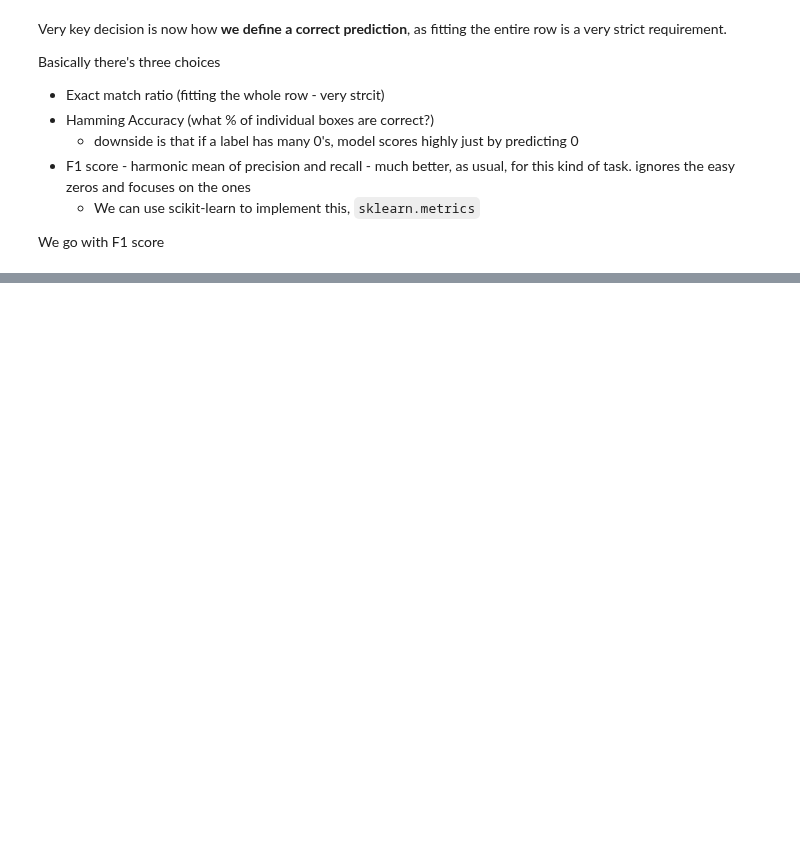
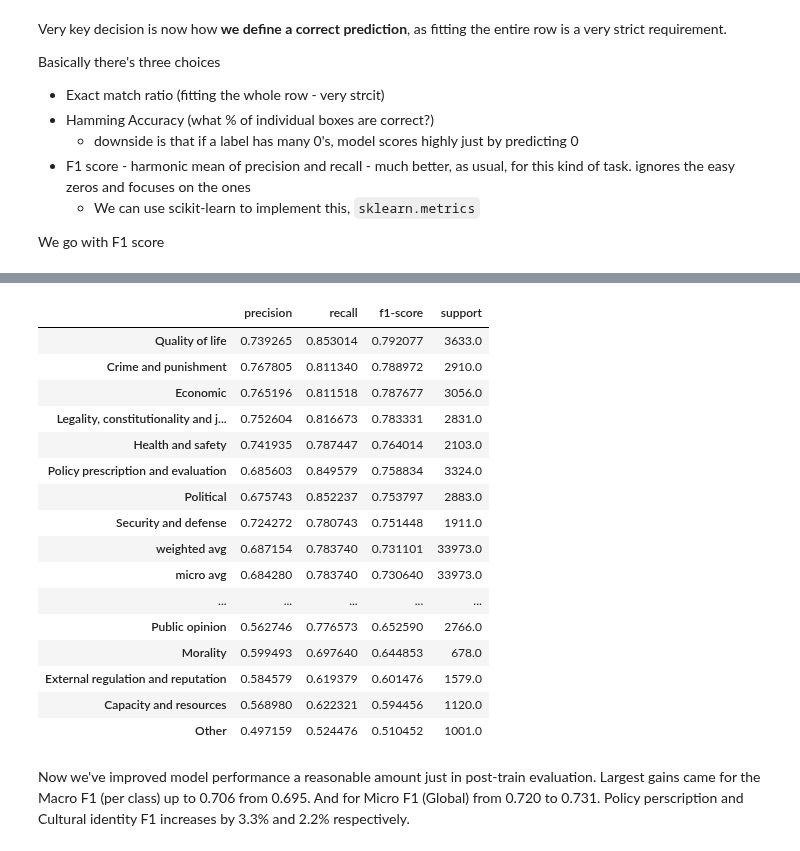
Before and after one commit to Ry-Rousseau/frame-delta, a Jupyter notebook: notebooks/framing_classifier.ipynb, the cells around one changed output, grey strips where cells are left out. Saved outputs shown, nothing was run; the diff lists cells and outputs as text; code cells hidden in the pictures; blank space fills up the shorter version.

```diff
--- a/notebooks/framing_classifier.ipynb
+++ b/notebooks/framing_classifier.ipynb
@@ -720,0 +885,27 @@ Epoch 2 | val_loss=0.4376 | F1 (Micro)=0.6646 | F1 (Macro)=0.6146 | Exact Match=
+# %%
+# These seem reasonable, and are worth a shot in implementing, huge variance between classes
+
+# Apply these optimized thresholds to the TEST set
+print("\nApplying optimal thresholds to Test Set...")
+test_probs = []
+test_labels = []
+
+with torch.no_grad():
+    for batch in test_loader:
+        batch = {k: v.to('cuda') for k, v in batch.items() if k in ['input_ids', 'attention_mask', 'labels']}
+        outputs = model(**batch)
+        probs = torch.sigmoid(outputs.logits)
+        test_probs.append(probs.cpu().numpy())
+        test_labels.append(batch['labels'].cpu().numpy())
+
+test_probs = np.vstack(test_probs)
+test_labels = np.vstack(test_labels)
+
+# Apply specific threshold for each column
+test_preds_optimized = np.zeros_like(test_probs)
+for i in range(n_classes):
+    test_preds_optimized[:, i] = (test_probs[:, i] > best_thresholds[i]).astype(int)
+
+# 4. Final Report
+print("\n Optimized performance report")
+report = classification_report(test_labels, test_preds_optimized, target_names=official_labels, output_dict=True)
@@ -720,0 +930,24 @@ Epoch 2 | val_loss=0.4376 | F1 (Micro)=0.6646 | F1 (Macro)=0.6146 | Exact Match=
+# %%
+pd.DataFrame(report).transpose().sort_values(by="f1-score", ascending=False)
+# %% [output]
+|  | precision | recall | f1-score | support |
+| Quality of life | 0.739265 | 0.853014 | 0.792077 | 3633.0 |
+| Crime and punishment | 0.767805 | 0.811340 | 0.788972 | 2910.0 |
+| Economic | 0.765196 | 0.811518 | 0.787677 | 3056.0 |
+| Legality, constitutionality and j... | 0.752604 | 0.816673 | 0.783331 | 2831.0 |
+| Health and safety | 0.741935 | 0.787447 | 0.764014 | 2103.0 |
+| Policy prescription and evaluation | 0.685603 | 0.849579 | 0.758834 | 3324.0 |
+| Political | 0.675743 | 0.852237 | 0.753797 | 2883.0 |
+| Security and defense | 0.724272 | 0.780743 | 0.751448 | 1911.0 |
+| weighted avg | 0.687154 | 0.783740 | 0.731101 | 33973.0 |
+| micro avg | 0.684280 | 0.783740 | 0.730640 | 33973.0 |
+| ... | ... | ... | ... | ... |
+| Public opinion | 0.562746 | 0.776573 | 0.652590 | 2766.0 |
+| Morality | 0.599493 | 0.697640 | 0.644853 | 678.0 |
+| External regulation and reputation | 0.584579 | 0.619379 | 0.601476 | 1579.0 |
+| Capacity and resources | 0.568980 | 0.622321 | 0.594456 | 1120.0 |
+| Other | 0.497159 | 0.524476 | 0.510452 | 1001.0 |
+# %% [markdown]
+Now we've improved model performance a reasonable amount just in post-train evaluation.
+Largest gains came for the Macro F1 (per class) up to 0.706 from 0.695. And for Micro F1 (Global) from 0.720 to 0.731.
+Policy perscription and Cultural identity F1 increases by 3.3% and 2.2% respectively.
```
Also changed, not shown: parts of 25 cells of this notebook.
